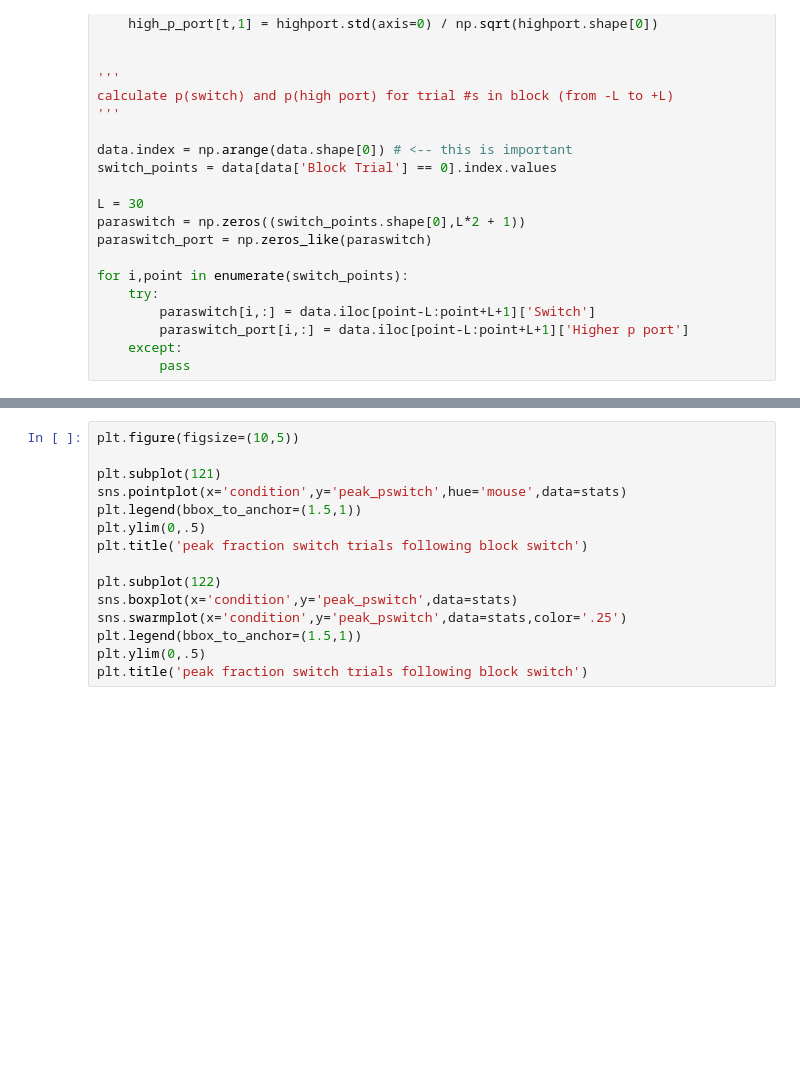
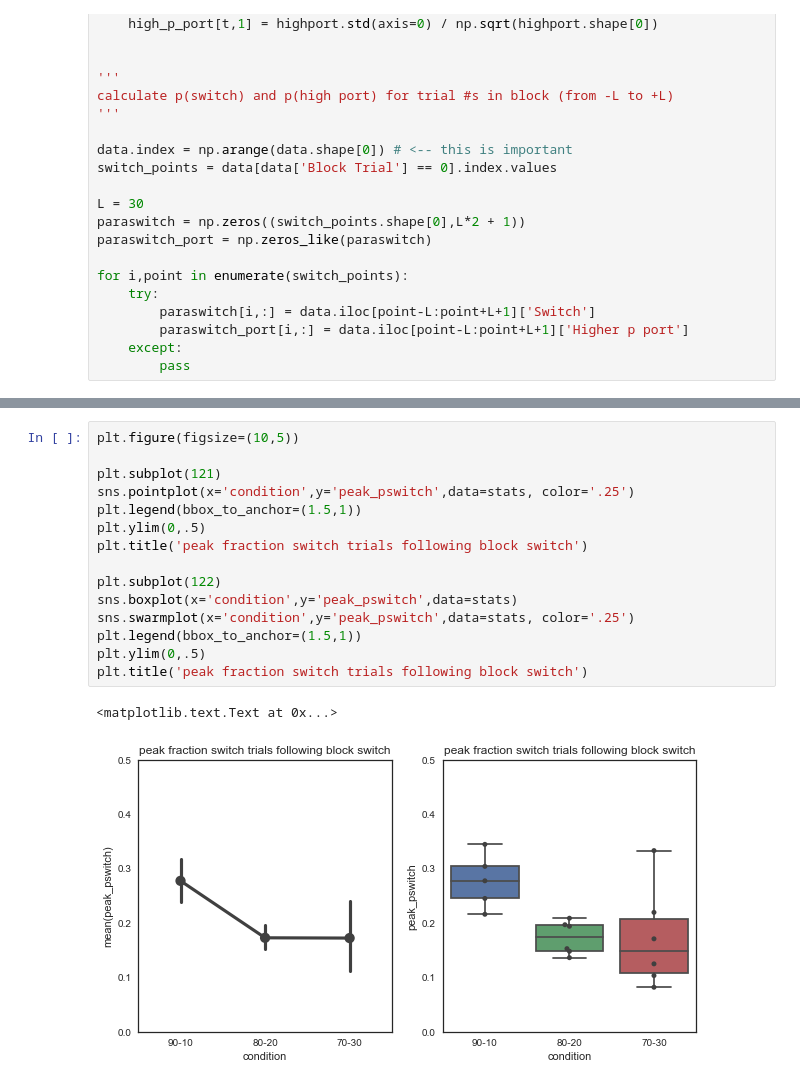
Before and after one commit to celiaberon/mouse_bandit, a Jupyter notebook: jupyter_notebooks/working/Comparing prob conditions.ipynb, the cells around one changed output, grey strips where cells are left out. Saved outputs shown, nothing was run; the diff lists cells and outputs as text; blank space fills up the shorter version.

```diff
--- a/jupyter_notebooks/working/Comparing prob conditions.ipynb
+++ b/jupyter_notebooks/working/Comparing prob conditions.ipynb
@@ -427,18 +431,21 @@ ValueError: Invalid RGBA argument: 0.70980392156862748
 # %%
 plt.figure(figsize=(10,5))
 
 plt.subplot(121)
-sns.pointplot(x='condition',y='peak_pswitch',hue='mouse',data=stats)
+sns.pointplot(x='condition',y='peak_pswitch',data=stats, color='.25')
 plt.legend(bbox_to_anchor=(1.5,1))
 plt.ylim(0,.5)
 plt.title('peak fraction switch trials following block switch')
 
 plt.subplot(122)
 sns.boxplot(x='condition',y='peak_pswitch',data=stats)
-sns.swarmplot(x='condition',y='peak_pswitch',data=stats,color='.25')
+sns.swarmplot(x='condition',y='peak_pswitch',data=stats, color='.25')
 plt.legend(bbox_to_anchor=(1.5,1))
 plt.ylim(0,.5)
 plt.title('peak fraction switch trials following block switch')
+# %% [output]
+<matplotlib.text.Text at 0x...>
+[figure, added]
 # %%
 plt.figure(figsize=(10,5))
 
```
Also changed, not shown: parts of 16 cells of this notebook, 8 other files.
